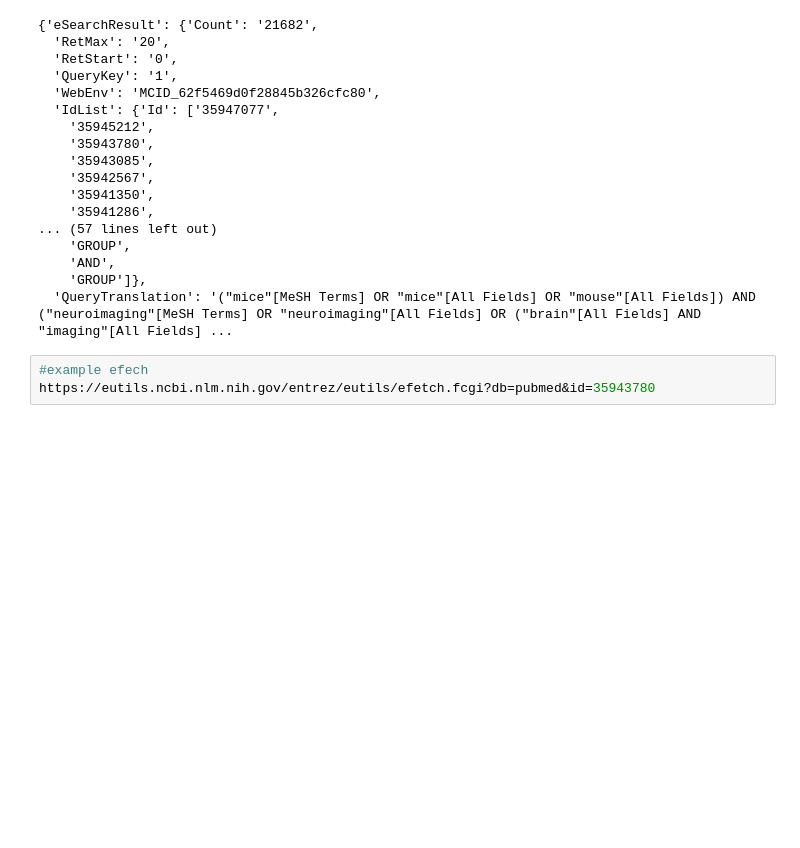
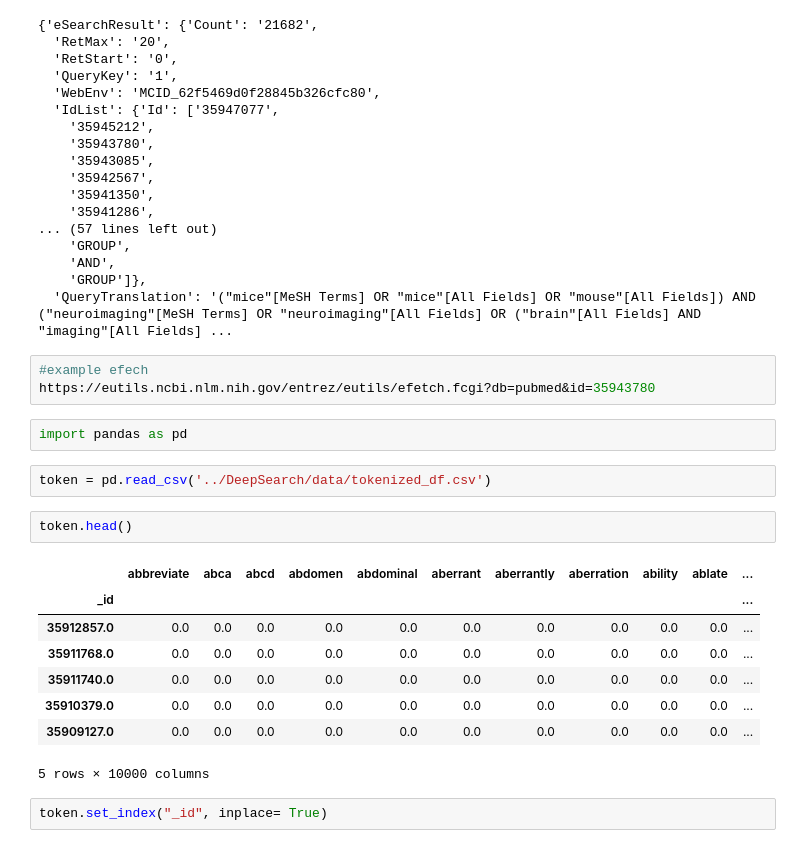
Before and after one commit to PatrickWestermann/DeepSearch, a Jupyter notebook: notebooks/pw_notebook_explore_api.ipynb, the cells around one changed output. Saved outputs shown, nothing was run; the diff lists cells and outputs as text; blank space fills up the shorter version.

```diff
--- a/notebooks/pw_notebook_explore_api.ipynb
+++ b/notebooks/pw_notebook_explore_api.ipynb
@@ -347,3 +347,20 @@ dict_output_esearch
 # %%
 #example efech
 https://eutils.ncbi.nlm.nih.gov/entrez/eutils/efetch.fcgi?db=pubmed&id=35943780
+# %%
+import pandas as pd
+# %%
+token = pd.read_csv('../DeepSearch/data/tokenized_df.csv')
+# %%
+token.head()
+# %% [output]
+|  | abbreviate | abca | abcd | abdomen | abdominal | aberrant | aberrantly | aberration | ability | ablate | ... |
+| _id |  |  |  |  |  |  |  |  |  |  | ... |
+| 35912857.0 | 0.0 | 0.0 | 0.0 | 0.0 | 0.0 | 0.0 | 0.0 | 0.0 | 0.0 | 0.0 | ... |
+| 35911768.0 | 0.0 | 0.0 | 0.0 | 0.0 | 0.0 | 0.0 | 0.0 | 0.0 | 0.0 | 0.0 | ... |
+| 35911740.0 | 0.0 | 0.0 | 0.0 | 0.0 | 0.0 | 0.0 | 0.0 | 0.0 | 0.0 | 0.0 | ... |
+| 35910379.0 | 0.0 | 0.0 | 0.0 | 0.0 | 0.0 | 0.0 | 0.0 | 0.0 | 0.0 | 0.0 | ... |
+| 35909127.0 | 0.0 | 0.0 | 0.0 | 0.0 | 0.0 | 0.0 | 0.0 | 0.0 | 0.0 | 0.0 | ... |
+5 rows × 10000 columns
+# %%
+token.set_index("_id", inplace= True)
```
Also changed, not shown: parts of 8 cells of this notebook, 2 other files.
